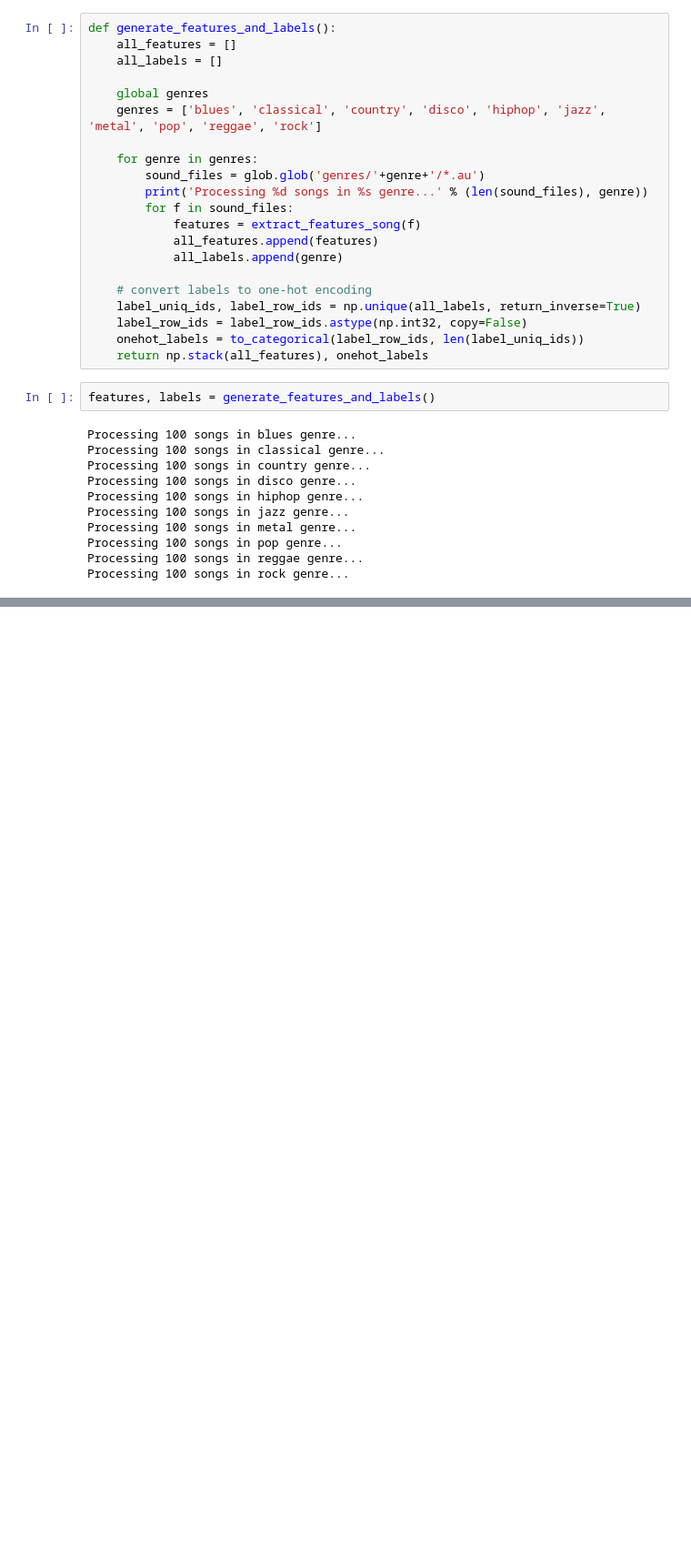
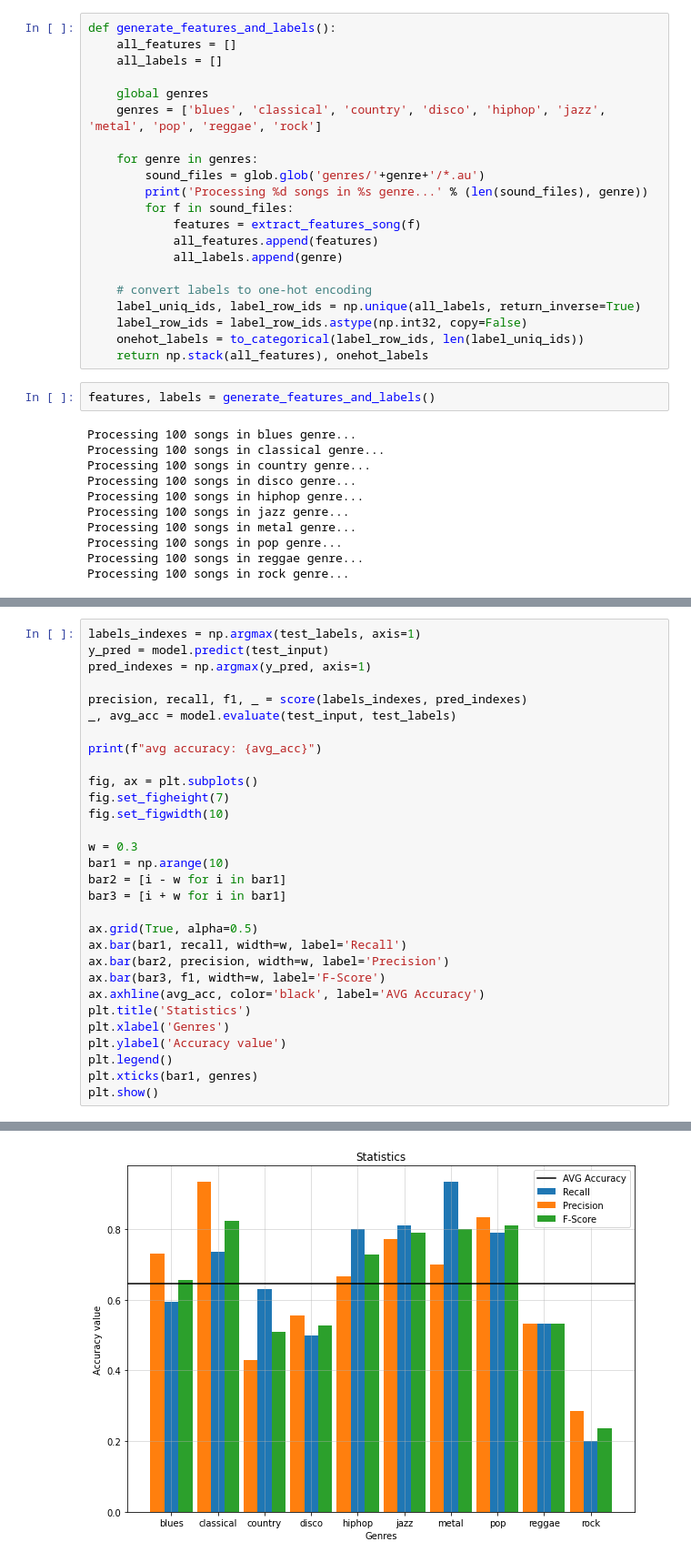
Before and after one commit to replikeit/GenrePredicter, a Jupyter notebook: genre_src.ipynb, the cells around one changed output, grey strips where cells are left out. Shown at 91% size. Drawn from its saved outputs; the diff is of its cells as text; blank space fills up the shorter version.

Commit message:
Upgrade: add statistics hist'

```diff
--- a/genre_src.ipynb
+++ b/genre_src.ipynb
@@ -166,0 +151,31 @@ avg accuracy: 0.5450000166893005
+# %%
+labels_indexes = np.argmax(test_labels, axis=1)
+y_pred = model.predict(test_input)
+pred_indexes = np.argmax(y_pred, axis=1)
+
+precision, recall, f1, _ = score(labels_indexes, pred_indexes)
+_, avg_acc = model.evaluate(test_input, test_labels)
+
+print(f"avg accuracy: {avg_acc}")
+
+fig, ax = plt.subplots()
+fig.set_figheight(7)
+fig.set_figwidth(10)
+
+w = 0.3
+bar1 = np.arange(10)
+bar2 = [i - w for i in bar1]
+bar3 = [i + w for i in bar1]
+
+ax.grid(True, alpha=0.5)
+ax.bar(bar1, recall, width=w, label='Recall')
+ax.bar(bar2, precision, width=w, label='Precision')
+ax.bar(bar3, f1, width=w, label='F-Score')
+ax.axhline(avg_acc, color='black', label='AVG Accuracy')
+plt.title('Statistics')
+plt.xlabel('Genres')
+plt.ylabel('Accuracy value')
+plt.legend()
+plt.xticks(bar1, genres)
+plt.show()
+# %% [output]
@@ -166,0 +184 @@ avg accuracy: 0.5450000166893005
+[figure, added]
```
Also changed, not shown: parts of 5 cells of this notebook.
